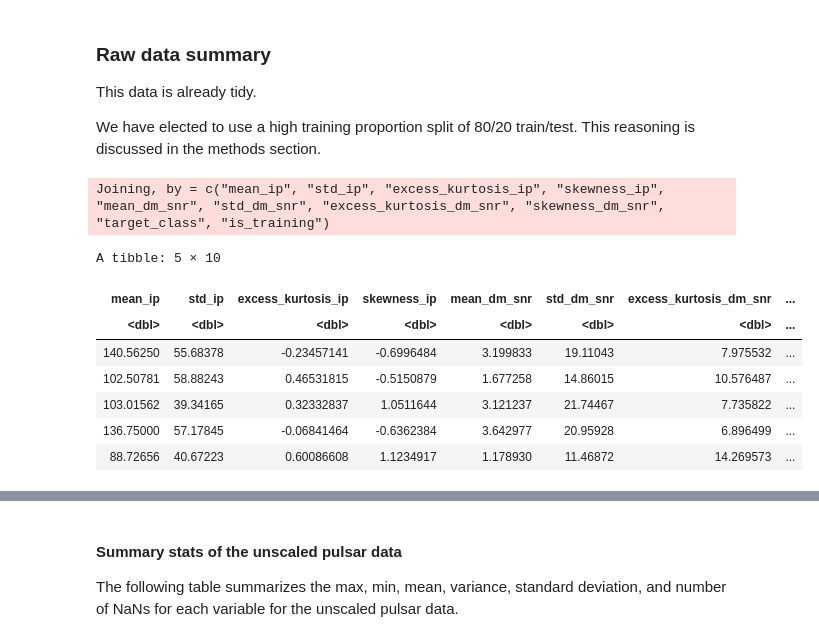
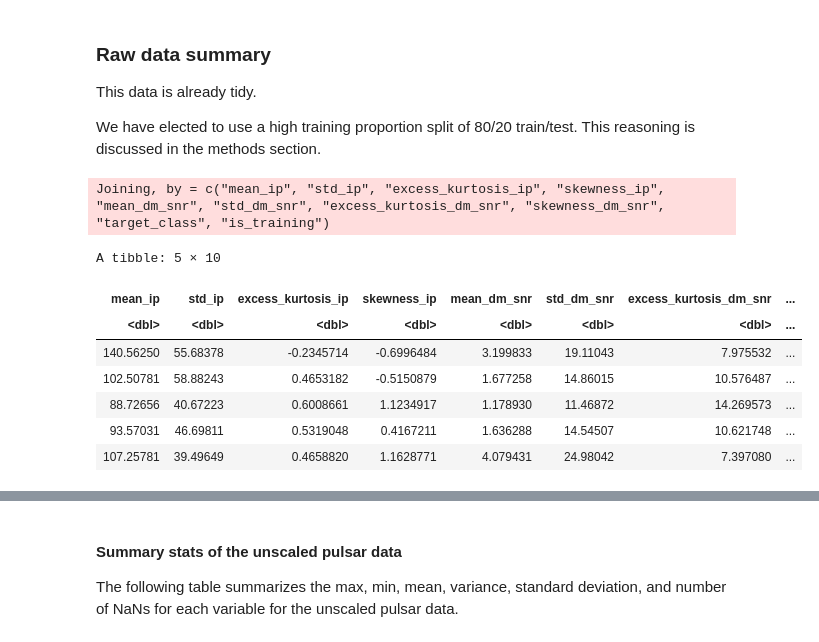
Before and after one commit to tccw/dsci100-group-project, a Jupyter notebook: group_report_pulsars.ipynb, the cells around one changed output, grey strips where cells are left out. Cells and saved outputs as stored; diff of their text form; code cells hidden in the pictures.

```diff
--- a/group_report_pulsars.ipynb
+++ b/group_report_pulsars.ipynb
@@ -96,24 +96,24 @@ This data is already tidy.
 We have elected to use a high training proportion split of 80/20 train/test. This reasoning is discussed in the methods section.
 # %%
 set.seed(1) # set the random seed so that sample_frac selects the same rows each run
-pulsar_split <- initial_split(pulsar_data_raw, prop = 0.8, strata = target_class)
+pulsar_split <- initial_split(pulsar_data_raw, prop = 0.5, strata = target_class)
 pulsar_train <- training(pulsar_split)
 pulsar_test <- testing(pulsar_split)
 
 pulsar_data_split_label <- full_join(pulsar_train %>% mutate(is_training = TRUE),
                                      pulsar_test %>% mutate(is_training = FALSE)
                                     )
 pulsar_data_split_label %>% head(5)
 # %% [output]
 Joining, by = c("mean_ip", "std_ip", "excess_kurtosis_ip", "skewness_ip", "mean_dm_snr", "std_dm_snr", "excess_kurtosis_dm_snr", "skewness_dm_snr", "target_class", "is_training")
 A tibble: 5 × 10
 | mean_ip | std_ip | excess_kurtosis_ip | skewness_ip | mean_dm_snr | std_dm_snr | excess_kurtosis_dm_snr | ... |
 | <dbl> | <dbl> | <dbl> | <dbl> | <dbl> | <dbl> | <dbl> | ... |
-| 140.56250 | 55.68378 | -0.23457141 | -0.6996484 | 3.199833 | 19.11043 | 7.975532 | ... |
-| 102.50781 | 58.88243 | 0.46531815 | -0.5150879 | 1.677258 | 14.86015 | 10.576487 | ... |
-| 103.01562 | 39.34165 | 0.32332837 | 1.0511644 | 3.121237 | 21.74467 | 7.735822 | ... |
-| 136.75000 | 57.17845 | -0.06841464 | -0.6362384 | 3.642977 | 20.95928 | 6.896499 | ... |
-| 88.72656 | 40.67223 | 0.60086608 | 1.1234917 | 1.178930 | 11.46872 | 14.269573 | ... |
+| 140.56250 | 55.68378 | -0.2345714 | -0.6996484 | 3.199833 | 19.11043 | 7.975532 | ... |
+| 102.50781 | 58.88243 | 0.4653182 | -0.5150879 | 1.677258 | 14.86015 | 10.576487 | ... |
+| 88.72656 | 40.67223 | 0.6008661 | 1.1234917 | 1.178930 | 11.46872 | 14.269573 | ... |
+| 93.57031 | 46.69811 | 0.5319048 | 0.4167211 | 1.636288 | 14.54507 | 10.621748 | ... |
+| 107.25781 | 39.49649 | 0.4658820 | 1.1628771 | 4.079431 | 24.98042 | 7.397080 | ... |
 # %%
 options(repr.plot.width = 12, repr.plot.height = 6)
 training_bar_plot <- pulsar_data_split_label %>%
```
Also changed, not shown: parts of 11 cells of this notebook.
